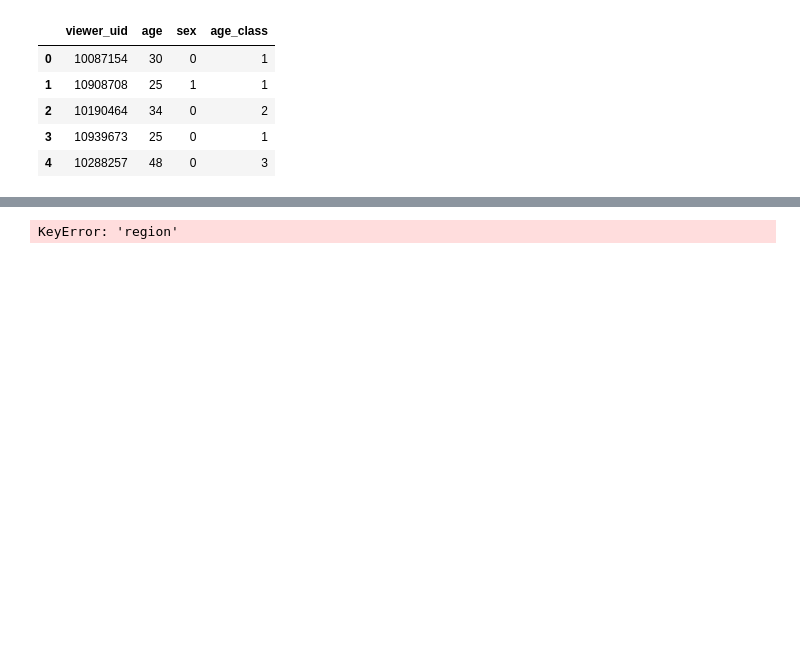
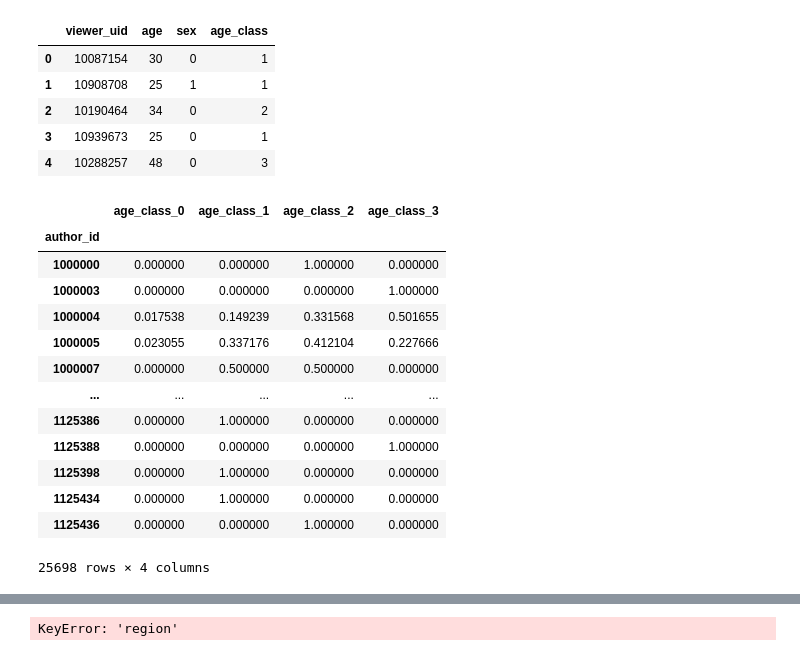
Before and after one commit to Paspasuy/SocDemPrediction, a Jupyter notebook: personal/paspasuy/baseline_socdem.ipynb, the cells around one changed output, grey strips where cells are left out. Saved outputs shown, nothing was run; the diff lists cells and outputs as text; code cells hidden in the pictures; blank space fills up the shorter version.

```diff
--- a/personal/paspasuy/baseline_socdem.ipynb
+++ b/personal/paspasuy/baseline_socdem.ipynb
@@ -48,3 +53,24 @@ features.head()
 | 2 | 10190464 | 34 | 0 | 2 |
 | 3 | 10939673 | 25 | 0 | 1 |
 | 4 | 10288257 | 48 | 0 | 3 |
+# %%
+extractor = TargetEncodingExtractor()
+
+extractor.fit(events, features)
+
+extractor.authors_categories
+# %% [output]
+|  | age_class_0 | age_class_1 | age_class_2 | age_class_3 |
+| author_id |  |  |  |  |
+| 1000000 | 0.000000 | 0.000000 | 1.000000 | 0.000000 |
+| 1000003 | 0.000000 | 0.000000 | 0.000000 | 1.000000 |
+| 1000004 | 0.017538 | 0.149239 | 0.331568 | 0.501655 |
+| 1000005 | 0.023055 | 0.337176 | 0.412104 | 0.227666 |
+| 1000007 | 0.000000 | 0.500000 | 0.500000 | 0.000000 |
+| ... | ... | ... | ... | ... |
+| 1125386 | 0.000000 | 1.000000 | 0.000000 | 0.000000 |
+| 1125388 | 0.000000 | 0.000000 | 0.000000 | 1.000000 |
+| 1125398 | 0.000000 | 1.000000 | 0.000000 | 0.000000 |
+| 1125434 | 0.000000 | 1.000000 | 0.000000 | 0.000000 |
+| 1125436 | 0.000000 | 0.000000 | 1.000000 | 0.000000 |
+25698 rows × 4 columns
```
Also changed, not shown: parts of 5 cells of this notebook, 2 other files.
